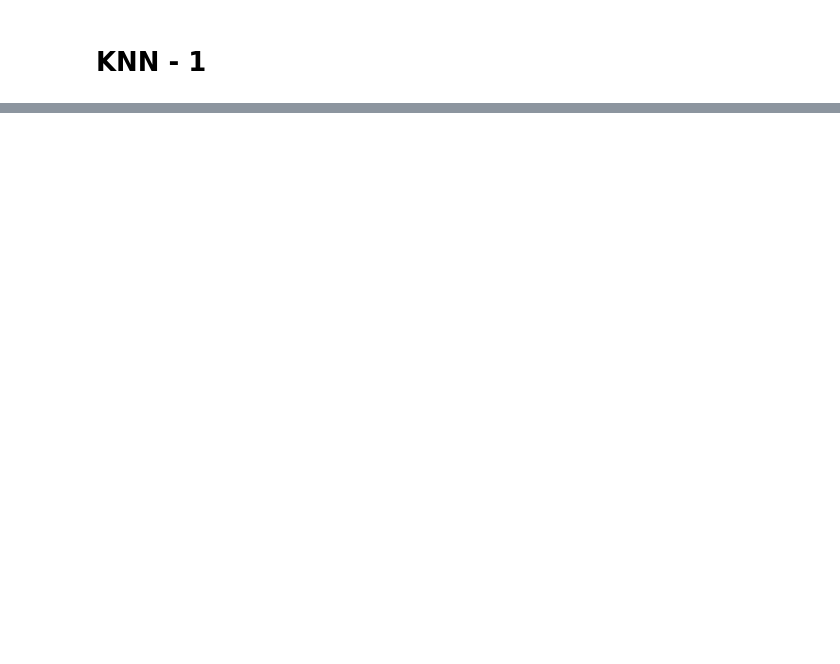
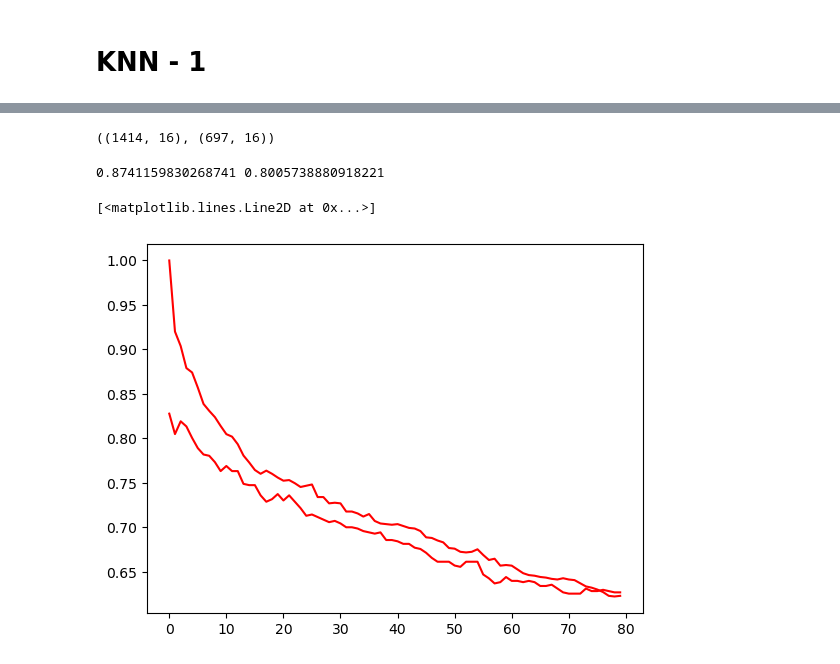
Before and after one commit to muthuganeshece/MLAssignments, a Jupyter notebook: SupervisedML/SupervisedML.ipynb, the cells around one changed output, grey strips where cells are left out. Saved outputs shown, nothing was run; the diff lists cells and outputs as text; code cells hidden in the pictures; blank space fills up the shorter version.

Commit message:
Assignment lect 2

```diff
--- a/SupervisedML/SupervisedML.ipynb
+++ b/SupervisedML/SupervisedML.ipynb
@@ -98,0 +134,15 @@ The predicted label is: Obesity_Type_I
+# %%
+xtrain, xtest, ytrain, ytest = train_test_split(X, Y, test_size = 0.33, random_state=42)
+xtrain.shape, xtest.shape
+# %% [output]
+((1414, 16), (697, 16))
+# %%
+scaler = StandardScaler()
+xtrain_scaled = scaler.fit_transform(xtrain)
+xtest_scaled = scaler.transform(xtest)
+# %%
+model = KNeighborsClassifier()
+model.fit(xtrain_scaled, ytrain)
+print(model.score(xtrain_scaled, ytrain), model.score(xtest_scaled, ytest))
+# %% [output]
+0.8741159830268741 0.8005738880918221
@@ -98,0 +151,15 @@ The predicted label is: Obesity_Type_I
+# %%
+#assignment 4
+train_acc = []
+test_acc = []
+for k in range(1,81):
+    model = KNeighborsClassifier(n_neighbors=k)
+    model.fit(xtrain_scaled, ytrain)
+    train_acc.append(model.score(xtrain_scaled, ytrain))
+    test_acc.append(model.score(xtest_scaled, ytest))
+# %%
+plt.plot(train_acc, label='Train', color = 'r')
+plt.plot(test_acc, label='Train', color = 'r')
+# %% [output]
+[<matplotlib.lines.Line2D at 0x...>]
+[figure, added]
```
Also changed, not shown: parts of 12 cells of this notebook.
